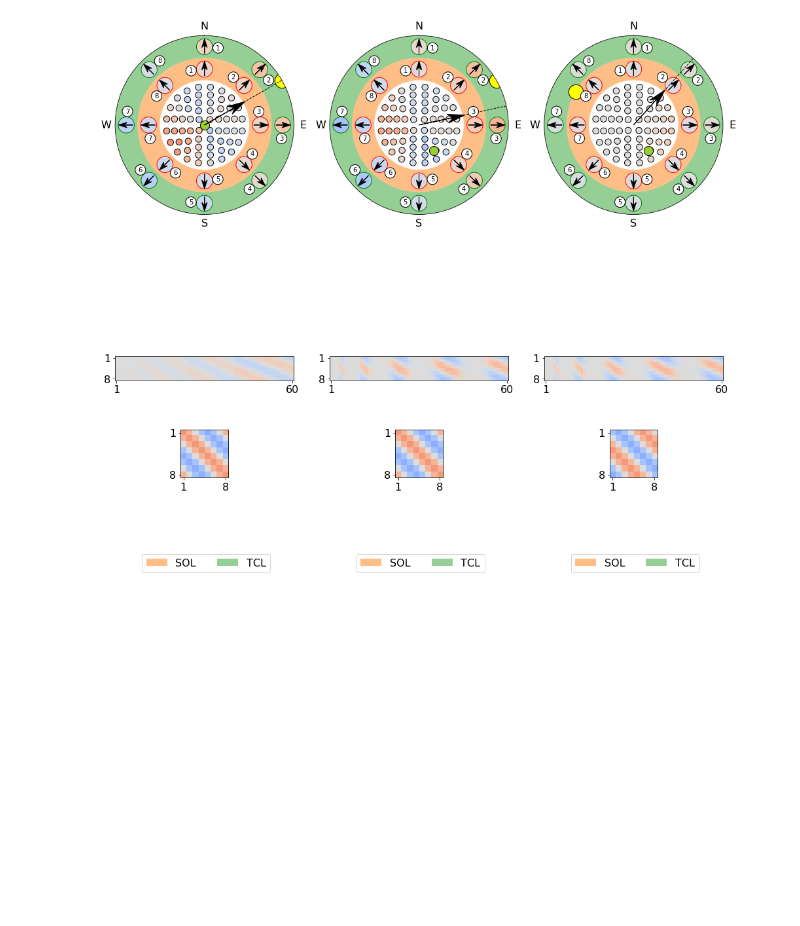
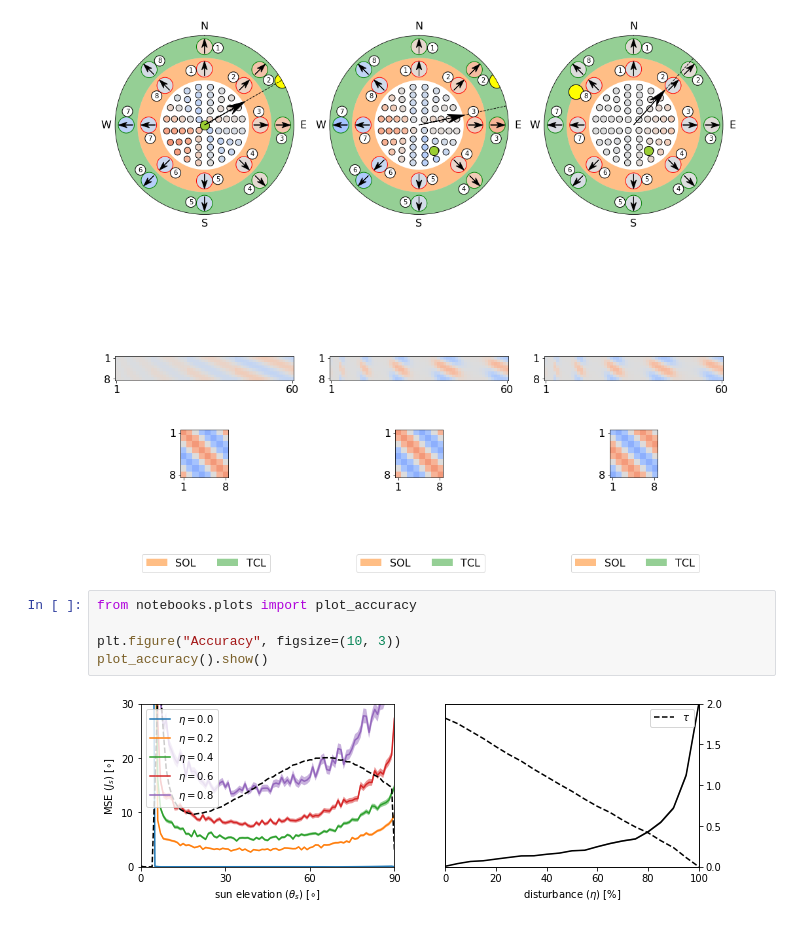
Before and after one commit to InsectRobotics/insectvision, a Jupyter notebook: notebooks/plos.ipynb, the cells around one changed output. Saved outputs shown, nothing was run; the diff lists cells and outputs as text; blank space fills up the shorter version.

```diff
--- a/notebooks/plos.ipynb
+++ b/notebooks/plos.ipynb
@@ -93,3 +93,10 @@ kwargs = {'subplot': 133}
 plot_snapshot(*params, **kwargs).show()
 # %% [output]
 [figure]
+# %%
+from notebooks.plots import plot_accuracy
+
+plt.figure("Accuracy", figsize=(10, 3))
+plot_accuracy().show()
+# %% [output]
+[figure, added]
```
Also changed, not shown: parts of 2 cells of this notebook, 4 other files.
